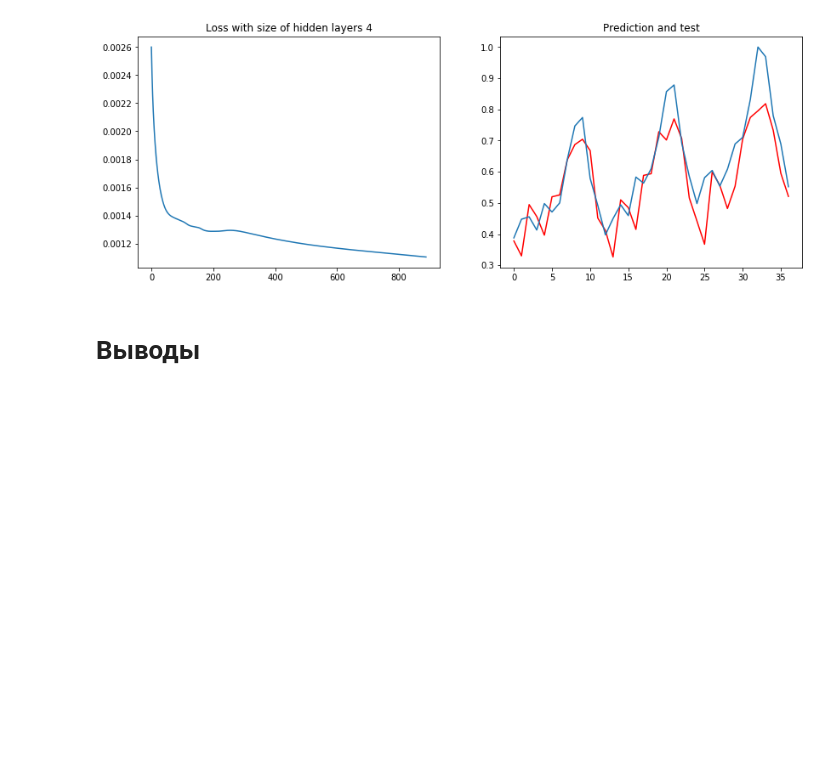
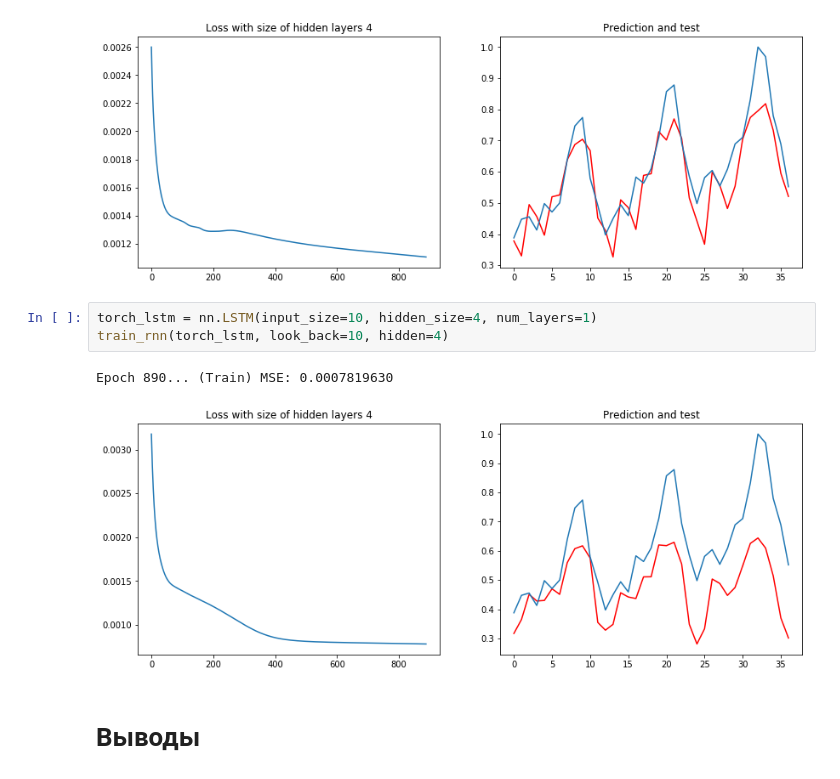
Before and after one commit to Mr-Patty/neural_networks, a Jupyter notebook: Seminar 9/Practice task 9, LSTM.ipynb, the cells around one changed output. Cells and saved outputs as stored; diff of their text form; blank space fills up the shorter version.

```diff
--- a/Seminar 8/Practice task 9, LSTM.ipynb
+++ b/Seminar 9/Practice task 9, LSTM.ipynb
@@ -291,6 +291,12 @@ train_rnn(torch_gru, look_back=10, hidden=4)
 # %% [output]
 Epoch 890... (Train) MSE: 0.0011067752
 [figure]
+# %%
+torch_lstm = nn.LSTM(input_size=10, hidden_size=4, num_layers=1)
+train_rnn(torch_lstm, look_back=10, hidden=4)
+# %% [output]
+Epoch 890... (Train) MSE: 0.0007819630
+[figure, added]
 # %% [markdown]
 # Выводы
 # %% [markdown]
```
